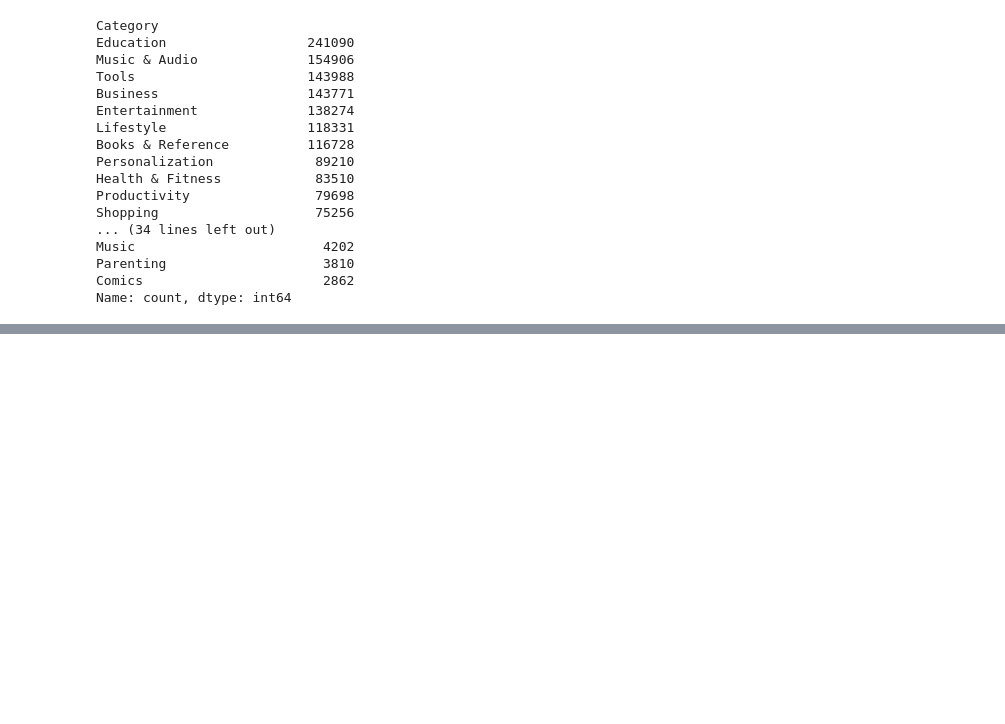
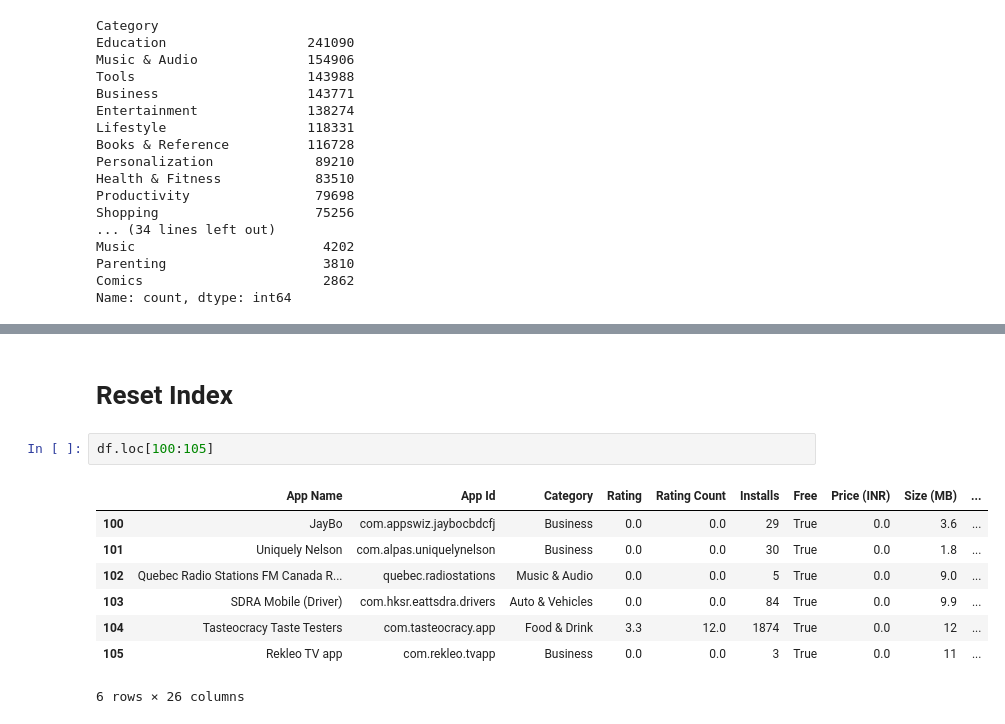
Before and after one commit to Sai-Preetham007/AI-ML, a Jupyter notebook: 2. Data Handling/EDA.ipynb, the cells around one changed output, grey strips where cells are left out. Cells and saved outputs as stored; diff of their text form; blank space fills up the shorter version.

```diff
--- a/2. Data Handling/EDA.ipynb
+++ b/2. Data Handling/EDA.ipynb
@@ -747,0 +773,13 @@ Name: Age, dtype: float64
+# %% [markdown]
+# Reset Index
+# %%
+df.loc[100:105]
+# %% [output]
+|  | App Name | App Id | Category | Rating | Rating Count | Installs | Free | Price (INR) | Size (MB) | ... |
+| 100 | JayBo | com.appswiz.jaybocbdcfj | Business | 0.0 | 0.0 | 29 | True | 0.0 | 3.6 | ... |
+| 101 | Uniquely Nelson | com.alpas.uniquelynelson | Business | 0.0 | 0.0 | 30 | True | 0.0 | 1.8 | ... |
+| 102 | Quebec Radio Stations FM Canada R... | quebec.radiostations | Music & Audio | 0.0 | 0.0 | 5 | True | 0.0 | 9.0 | ... |
+| 103 | SDRA Mobile (Driver) | com.hksr.eattsdra.drivers | Auto & Vehicles | 0.0 | 0.0 | 84 | True | 0.0 | 9.9 | ... |
+| 104 | Tasteocracy Taste Testers | com.tasteocracy.app | Food & Drink | 3.3 | 12.0 | 1874 | True | 0.0 | 12 | ... |
+| 105 | Rekleo TV app | com.rekleo.tvapp | Business | 0.0 | 0.0 | 3 | True | 0.0 | 11 | ... |
+6 rows × 26 columns
```
Also changed, not shown: parts of 30 cells of this notebook.
